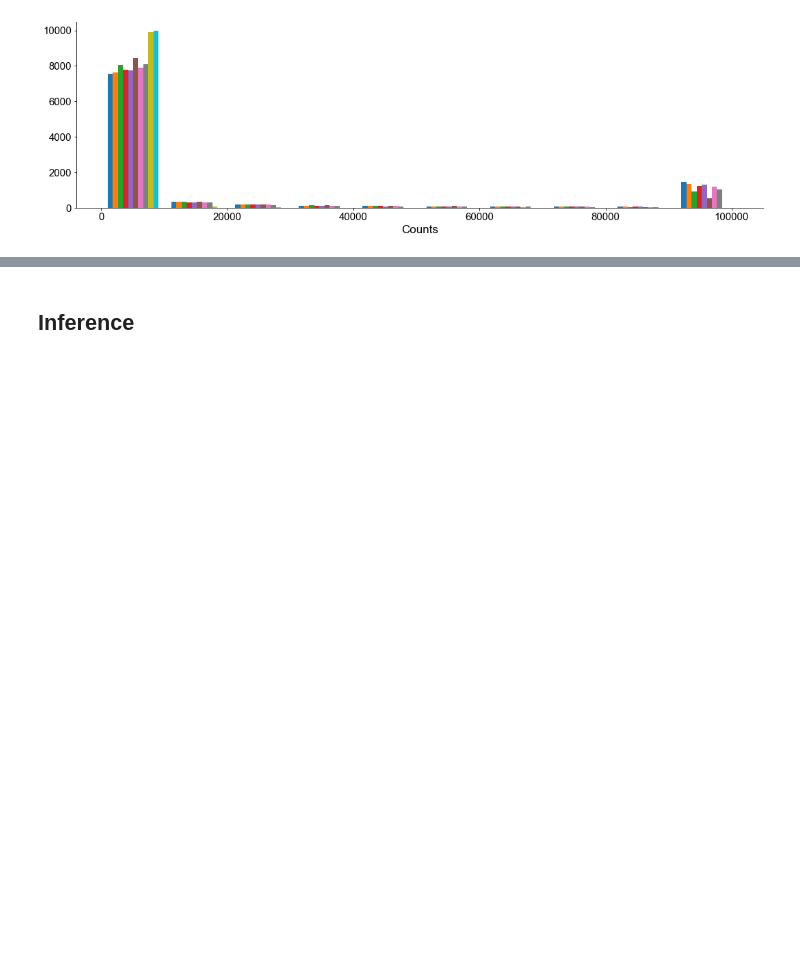
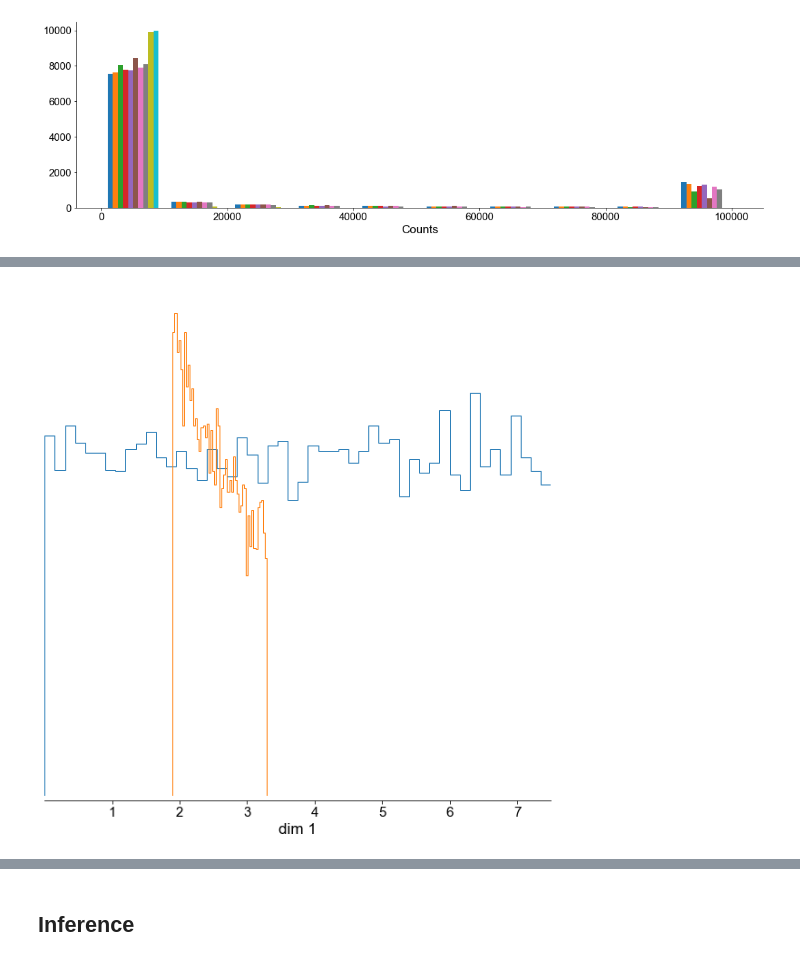
Before and after one commit to mackelab/sbi-for-connectomics, a Jupyter notebook: figures/Two-param-DSO-rule.ipynb, the cells around one changed output, grey strips where cells are left out. Saved outputs shown, nothing was run; the diff lists cells and outputs as text; code cells hidden in the pictures; blank space fills up the shorter version.

```diff
--- a/figures/Two-param-DSO-rule.ipynb
+++ b/figures/Two-param-DSO-rule.ipynb
@@ -62,4 +65,14 @@ constraint 3, num rows (with overlap) 674175
 constraint 4, num rows (with overlap) 559727
 constraint 5, num rows (with overlap) 587659
 constraint 6, num rows (with overlap) 1096435
+# %%
+num_dim = 1
+rrr = .3
+prior1 = BoxUniform(torch.zeros(num_dim), prior_scale * torch.ones(num_dim))
+prior2 = BoxUniform((1-rrr) * torch.ones(num_dim), (1+rrr) * torch.ones(num_dim))
+
+base = 2.5
+pairplot([base * prior1.sample((10000,)), base ** prior2.sample((10000,))], upper="scatter");
+# %% [output]
+[figure, added]
 # %%
```
Also changed, not shown: parts of 12 cells of this notebook, 2 other files.
